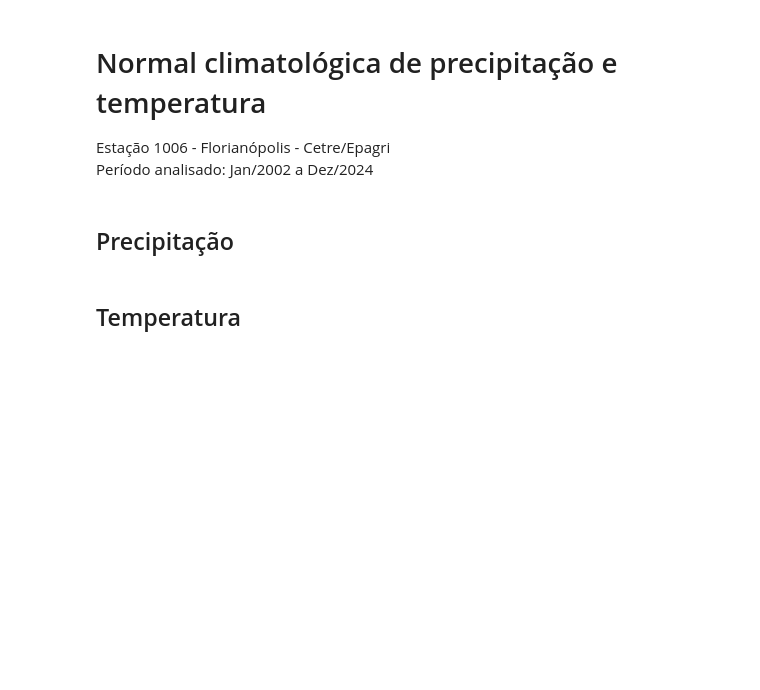
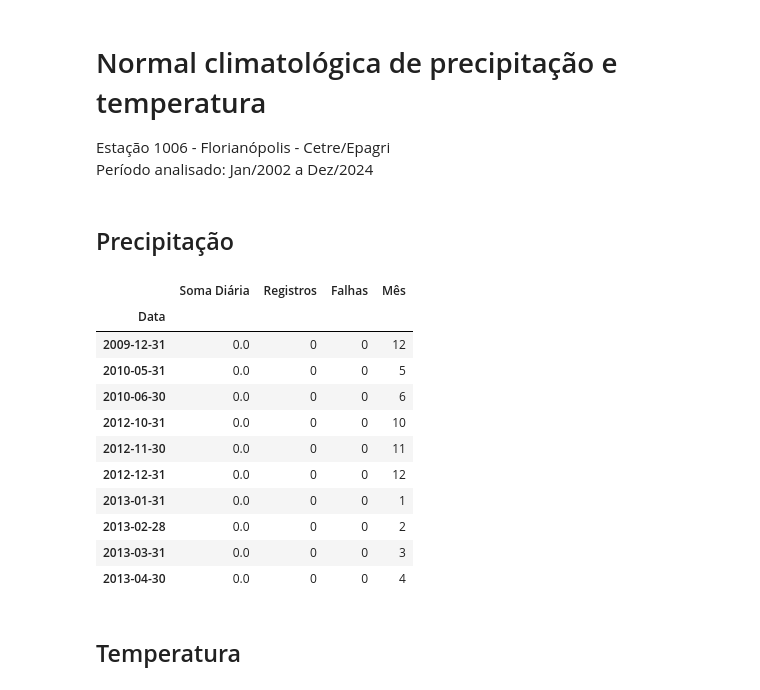
Before and after one commit to vitoria20241/LAUTEC, a Jupyter notebook: Notebooks/Normal_climatologica.ipynb, the cells around one changed output. Drawn from its saved outputs; the diff is of its cells as text; code cells hidden in the pictures; blank space fills up the shorter version.

```diff
--- a/Notebooks/Normal_climatologica.ipynb
+++ b/Notebooks/Normal_climatologica.ipynb
@@ -11,8 +11,34 @@ import numpy as np
 ## Precipitação
 # %%
 # Dados de entrada
-pasta = "C:\\ENS\\LAUTEC\\Inputs\\Normal_climatologica"
+pasta = 'C:\\Python\\Pasta_Vitoria\\inputs\\Normal_climatologica'
 precipitacao = pd.read_excel(pasta+'\\precipitacao_diaria_ate_20_01_25.xls',
                              header=8,
                              index_col=0)
+# %%
+# Somatório
+precipitacao = precipitacao.resample('ME').sum()
+
+# Extrair dados de Jan/2002 a Dez/2024
+precipitacao = precipitacao.loc[(precipitacao.index >= '2002-01-01')&(
+    precipitacao.index <= '2024-12-31')]
+
+# Coluna com o mês
+precipitacao['Mês'] = precipitacao.index.month
+
+# Localizar meses em que a soma foi zero
+precipitacao.loc[precipitacao['Soma Diária'] == 0]
+# %% [output]
+|  | Soma Diária | Registros | Falhas | Mês |
+| Data |  |  |  |  |
+| 2009-12-31 | 0.0 | 0 | 0 | 12 |
+| 2010-05-31 | 0.0 | 0 | 0 | 5 |
+| 2010-06-30 | 0.0 | 0 | 0 | 6 |
+| 2012-10-31 | 0.0 | 0 | 0 | 10 |
+| 2012-11-30 | 0.0 | 0 | 0 | 11 |
+| 2012-12-31 | 0.0 | 0 | 0 | 12 |
+| 2013-01-31 | 0.0 | 0 | 0 | 1 |
+| 2013-02-28 | 0.0 | 0 | 0 | 2 |
+| 2013-03-31 | 0.0 | 0 | 0 | 3 |
+| 2013-04-30 | 0.0 | 0 | 0 | 4 |
 # %%
```
Also changed, not shown: parts of 3 cells of this notebook.
